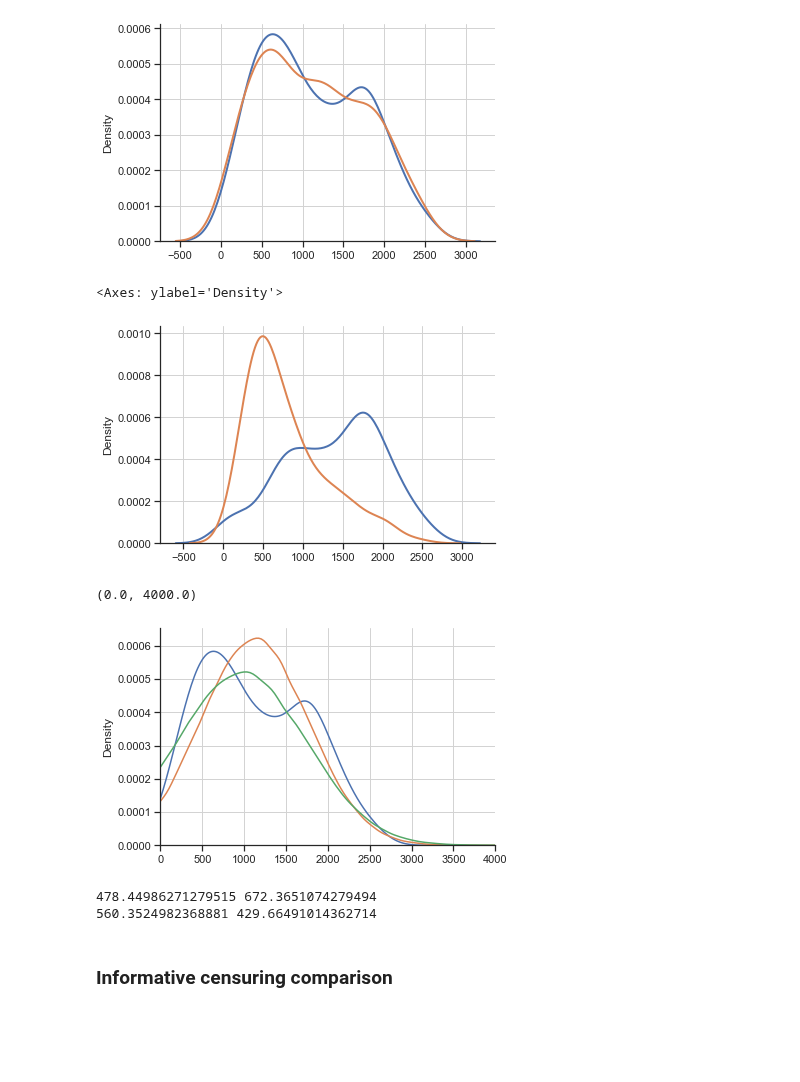
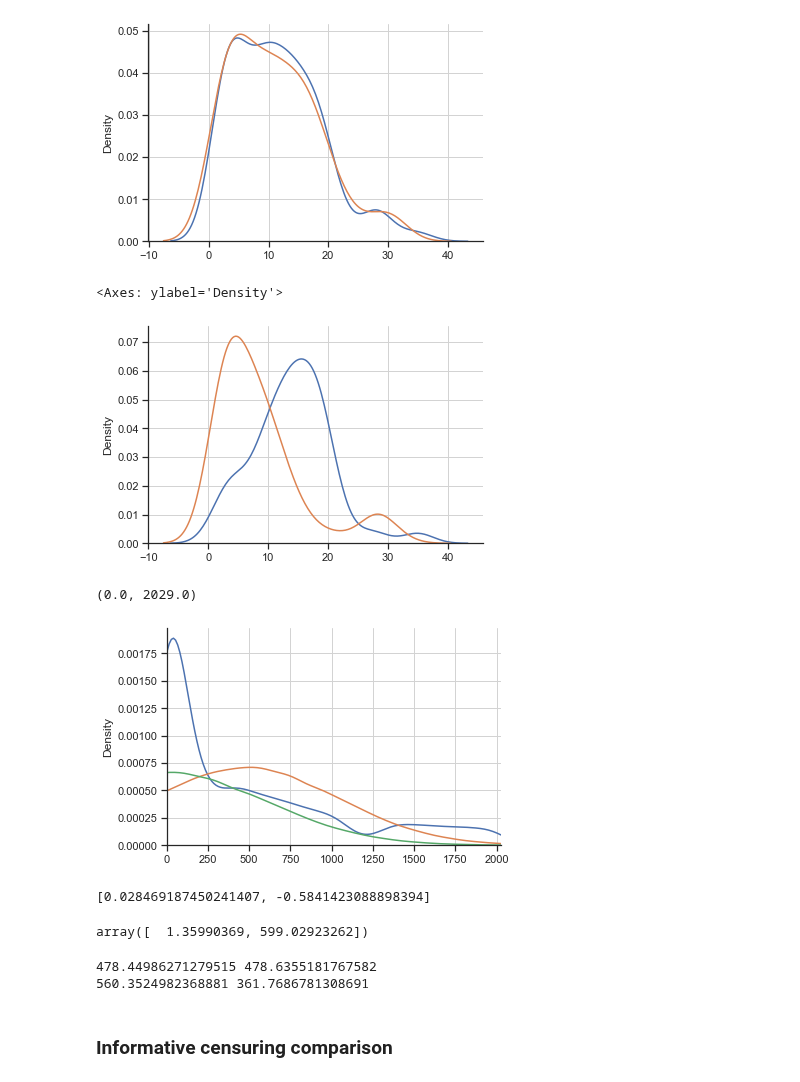
Before and after one commit to iuliivasilev/dev-survivors, a Jupyter notebook: demonstration/Articles/DistributionOfVirtualEvents/TableResults.ipynb, the cells around one changed output. Saved outputs shown, nothing was run; the diff lists cells and outputs as text; code cells hidden in the pictures; blank space fills up the shorter version.

```diff
--- a/demonstration/Articles/DistributionOfVirtualEvents/TableResults.ipynb
+++ b/demonstration/Articles/DistributionOfVirtualEvents/TableResults.ipynb
@@ -32,8 +32,8 @@ from sklearn.model_selection import train_test_split, StratifiedKFold
 from survivors.experiments.grid import generate_sample, prepare_sample, count_metric
 
 # X, y, features, categ, sch_nan = ds.load_actg_dataset()
-X, y, features, categ, sch_nan = ds.load_gbsg_dataset()
-# X, y, features, categ, sch_nan = ds.load_wuhan_dataset()
+# X, y, features, categ, sch_nan = ds.load_gbsg_dataset()
+X, y, features, categ, sch_nan = ds.load_wuhan_dataset()
 
 qs = np.quantile(y["time"], np.linspace(0.2, 0.8, 4))
 time_discr = np.searchsorted(qs, y["time"])
@@ -54,24 +54,24 @@ sns.kdeplot(y_tr["time"], label="train")
 sns.kdeplot(y_HO["time"], label="HO")
 plt.show()
 # %% [output]
-[figure, old version]
+[figure, new version]
 # %%
 sns.kdeplot(y_tr[np.where(y_tr["cens"] == 0)[0]]["time"], label="train")
 sns.kdeplot(y_tr[np.where(y_tr["cens"] == 1)[0]]["time"], label="train")
 # %% [output]
 <Axes: ylabel='Density'>
-[figure, old version]
+[figure, new version]
 # %%
 import scipy.stats as stats
 from scipy.optimize import root, fsolve
 
-def equations(l_var):
+def equations(l_var, mu_e, sigma_e):
     mu, sigma = l_var
     alpha = -mu/sigma
     phi_a = 1/np.sqrt(2*np.pi) * np.exp(-1/2*(alpha**2))
     Z = 1 - stats.norm.cdf(alpha)
-    eq1 = mu + phi_a * sigma / Z - mu_e
-    eq2 = (sigma**2) * (1 + alpha*phi_a/Z - (phi_a/(Z**2))**2) - sigma_e**2
+    eq1 = mu + phi_a * sigma / Z - mu_e + (mu < 0)*1e4
+    eq2 = ((sigma / sigma_e)**2) * (1 + alpha*phi_a/Z - (phi_a/Z)**2) - 1 + (sigma_e < 0)*1e4
     return [eq1, eq2]
 
 
@@ -81,44 +81,54 @@ class TruncNorm:
     def fit(y):
         mu_e = np.mean(y)
         sigma_e = np.std(y)
 
         solution = fsolve(equations, [mu_e, sigma_e], args=(mu_e, sigma_e))
+        return solution
+#         solution = root(lambda x: equations(x, mu_e, sigma_e), [mu_e, sigma_e])
 #         print("Solution:", solution.x)
 #         return solution.x
-        return solution
 
     @staticmethod
     def rvs(mu, sigma, size, random_state=42):
         return stats.norm.rvs(mu, sigma, size=size, random_state=random_state)
 
     @staticmethod
     def valid(y):
         mu_e = np.mean(y)
         sigma_e = np.std(y)
 
         params = TruncNorm.fit(y)
         a = TruncNorm.rvs(*params, size=100000, random_state=42)
         a = a[a > 0]
         print(mu_e, np.mean(a))
         print(sigma_e, np.std(a))
 
 
-sns.kdeplot(y_tr["time"])
+sns.kdeplot(y_["time"])
 for st in [stats.norm, TruncNorm,
 #            stats.lognorm, stats.gamma, stats.laplace, stats.laplace_asymmetric,
 #            stats.rayleigh, stats.weibull_min, stats.genlogistic
           ]:
-    params = st.fit(y_tr["time"])
+    params = st.fit(y_["time"])
     sns.kdeplot(st.rvs(*params, size=100000, random_state=42))
-plt.xlim((0, 4000))
+plt.xlim((0, y_["time"].max()))
 # %% [output]
-(0.0, 4000.0)
+(0.0, 2029.0)
-[figure, old version]
+[figure, new version]
-# %%
-TruncNorm.valid(y_["time"])
-# %% [output]
-478.44986271279515 672.3651074279494
-560.3524982368881 429.66491014362714
+# %%
+equations([1.5, 599], np.mean(y_["time"]), np.std(y_["time"]))
+# %% [output]
+[0.028469187450241407, -0.5841423088898394]
+# %%
+TruncNorm.fit(y_["time"])
+# %% [output]
+array([  1.35990369, 599.02923262])
+# %%
+TruncNorm.valid(y_["time"])
+# TruncNorm.valid(y_tr["time"])
+# %% [output]
+478.44986271279515 478.6355181767582
+560.3524982368881 361.7686781308691
 # %% [markdown]
 ### Informative censuring comparison
 # %%
```
Also changed, not shown: parts of 16 cells of this notebook.
